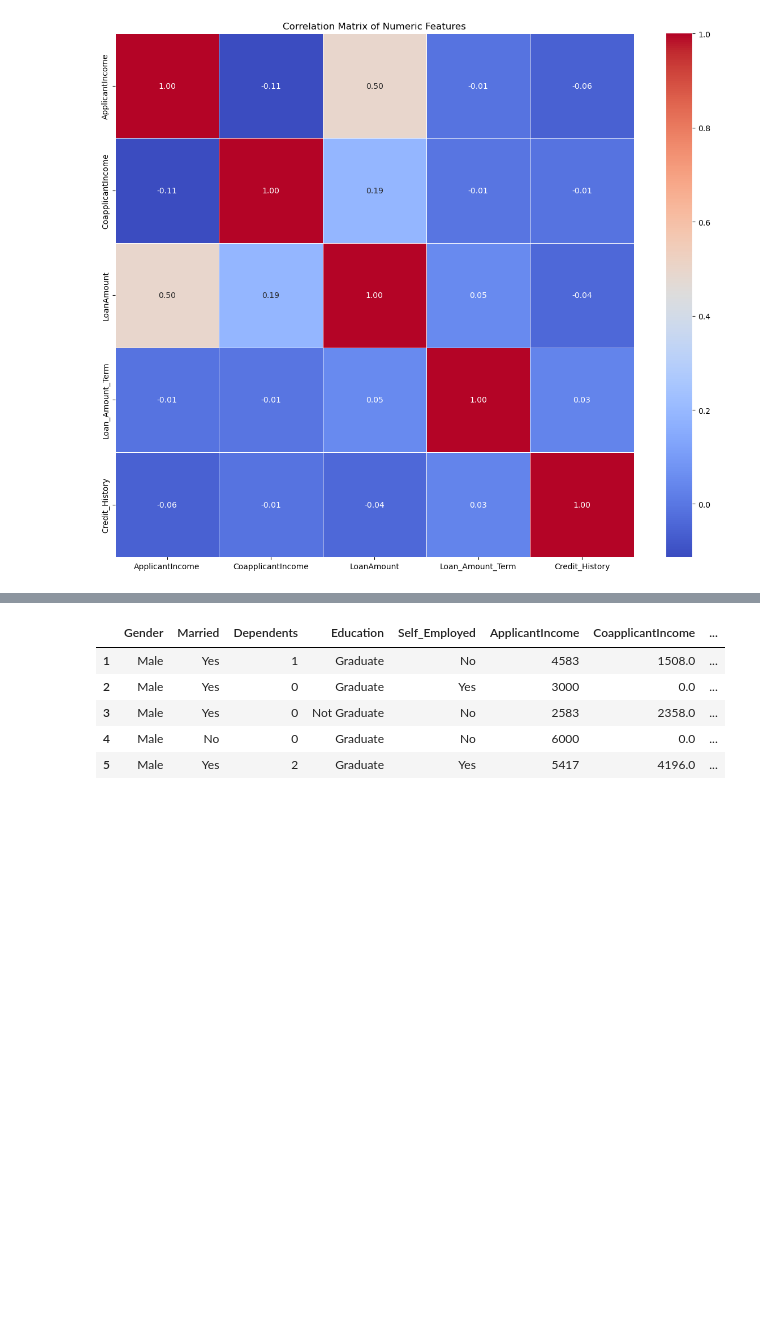
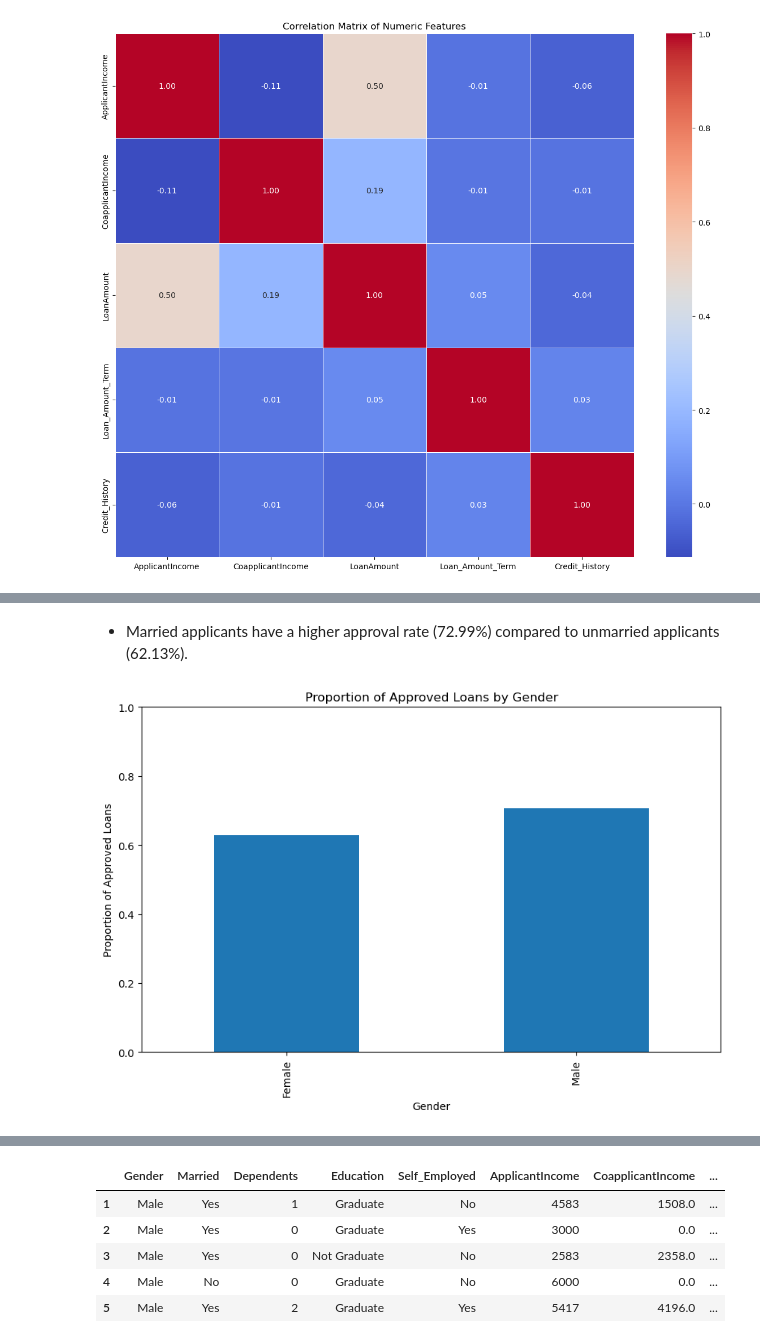
Before and after one commit to Eric-MK/loan_acceptance_prediction, a Jupyter notebook: notebook.ipynb, the cells around one changed output, grey strips where cells are left out. Drawn from its saved outputs; the diff is of its cells as text; code cells hidden in the pictures; blank space fills up the shorter version.

```diff
--- a/notebook.ipynb
+++ b/notebook.ipynb
@@ -428,0 +503,19 @@ If an applicant's income is high, they are more likely to receive a larger loan,
+# %% [markdown]
+- Married applicants have a higher approval rate (72.99%) compared to unmarried applicants (62.13%).
+# %%
+# Create a crosstab of Gender and Loan_Status
+crosstab = pd.crosstab(df_cleanednull['Gender'], df_cleanednull['Loan_Status'])
+
+# Calculate percentages
+crosstab_percentages = crosstab.div(crosstab.sum(axis=1), axis=0)
+
+# Visualize the proportion of loan approvals for each Gender
+plt.figure(figsize=(10, 6))
+crosstab_percentages['Y'].plot(kind='bar')
+plt.title('Proportion of Approved Loans by Gender')
+plt.xlabel('Gender')
+plt.ylabel('Proportion of Approved Loans')
+plt.ylim(0, 1)
+plt.show()
+# %% [output]
+[figure, added]
```
Also changed, not shown: parts of 28 cells of this notebook.
